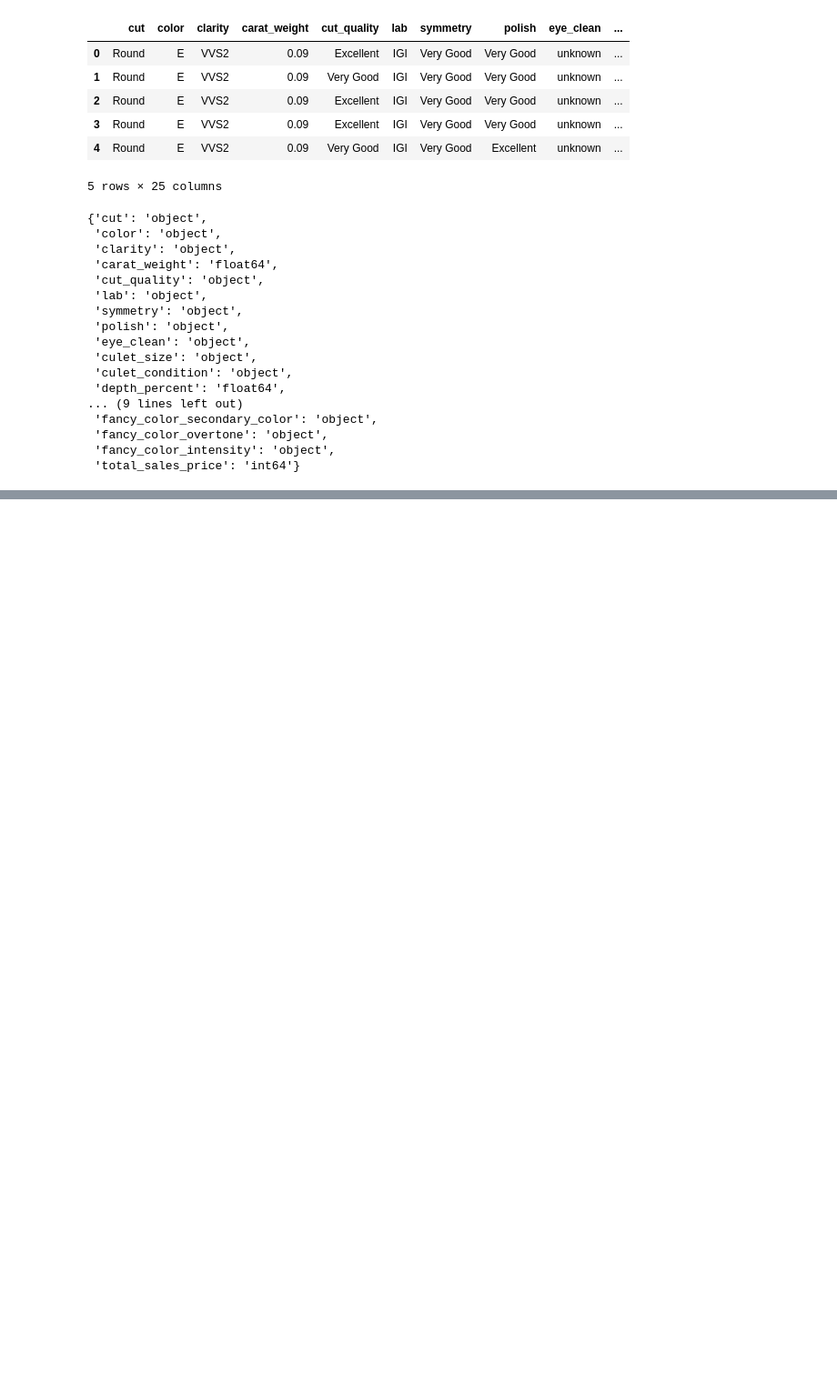
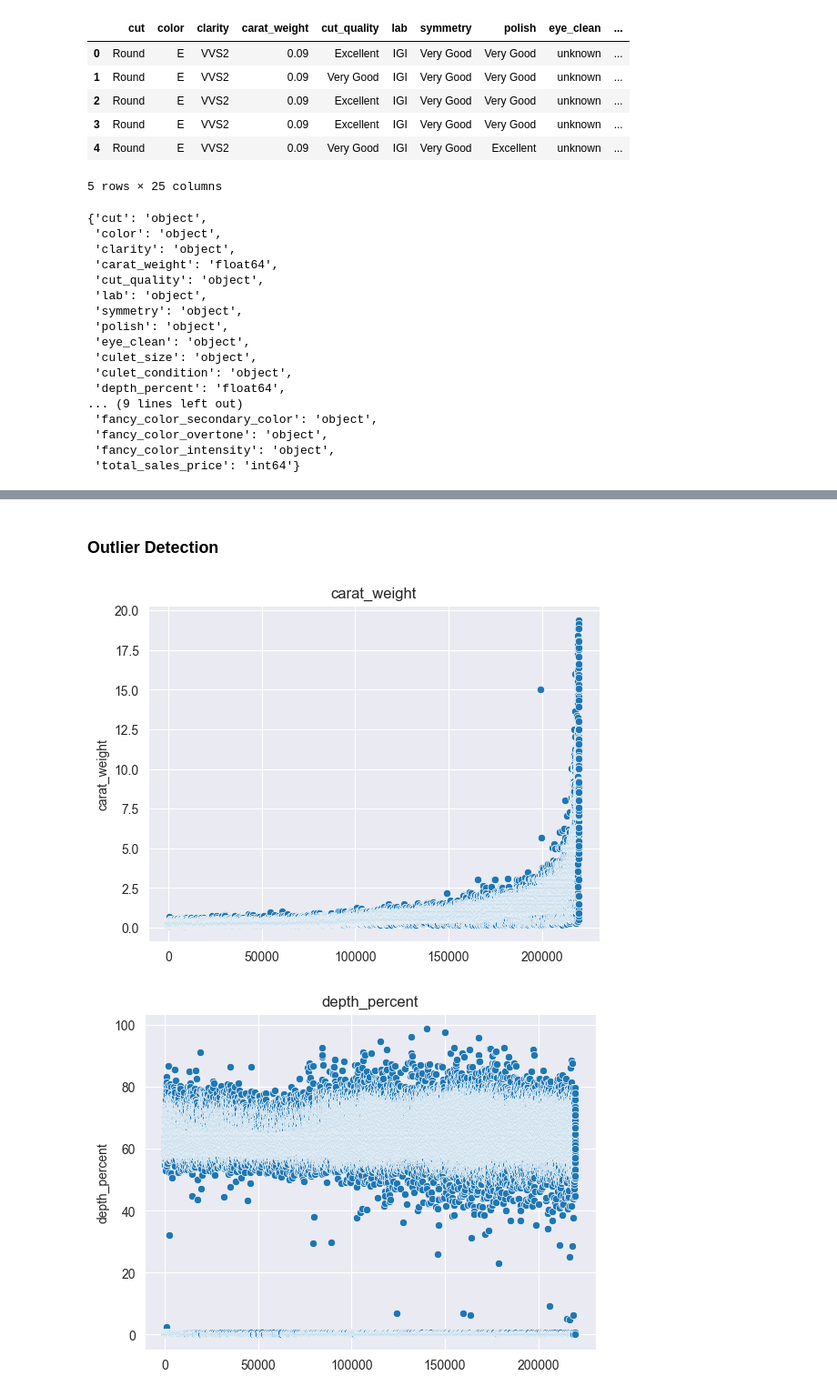
Before and after one commit to amith-vardhan99/udemy, a Jupyter notebook: Predicting Diamond Sales Price with Multiple Regression Methods/notebook.ipynb, the cells around one changed output, grey strips where cells are left out. Shown at 91% size. Drawn from its saved outputs; the diff is of its cells as text; code cells hidden in the pictures; blank space fills up the shorter version.

```diff
--- a/Predicting Diamond Sales Price with Multiple Regression Methods/notebook.ipynb
+++ b/Predicting Diamond Sales Price with Multiple Regression Methods/notebook.ipynb
@@ -92,8 +96,11 @@ for i in data_types_dict:
         non_numeric_types.append(i)
     else:
         numeric_types.append(i)
+numeric_types_float = numeric_types[0:len(numeric_types)-1]
+numeric_types_int = numeric_types[len(numeric_types)-1]
 # %%
+df_3 = df_2.copy()
+le = LabelEncoder()
 for i in non_numeric_types:
-    le = LabelEncoder()
-    label_encoded_values = le.fit_transform(df_2[i])
+    df_3[i] = le.fit_transform(df_2[i])
     joblib.dump(value=le,filename=i+".joblib")
@@ -99,0 +117,10 @@ for i in non_numeric_types:
+# %% [markdown]
+### Outlier Detection
+# %%
+for i in numeric_types_float:
+    sns.scatterplot(data=df_3[i])
+    plt.title(i)
+    plt.show()
+# %% [output]
+[figure, added]
+[figure, added]
```
Also changed, not shown: parts of 4 cells of this notebook, 18 other files.
